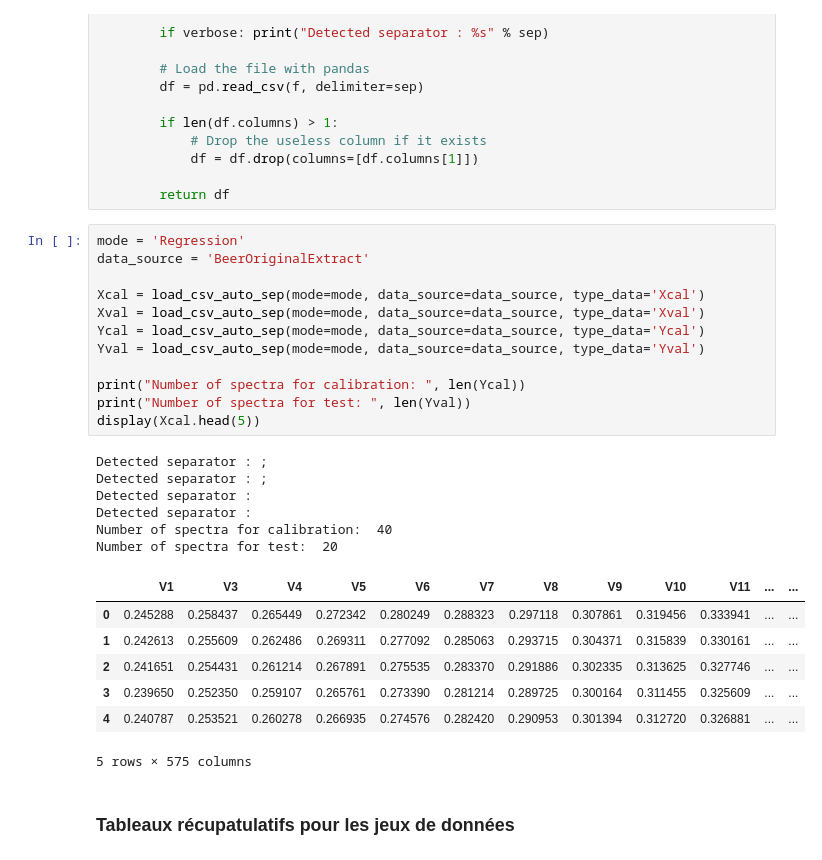
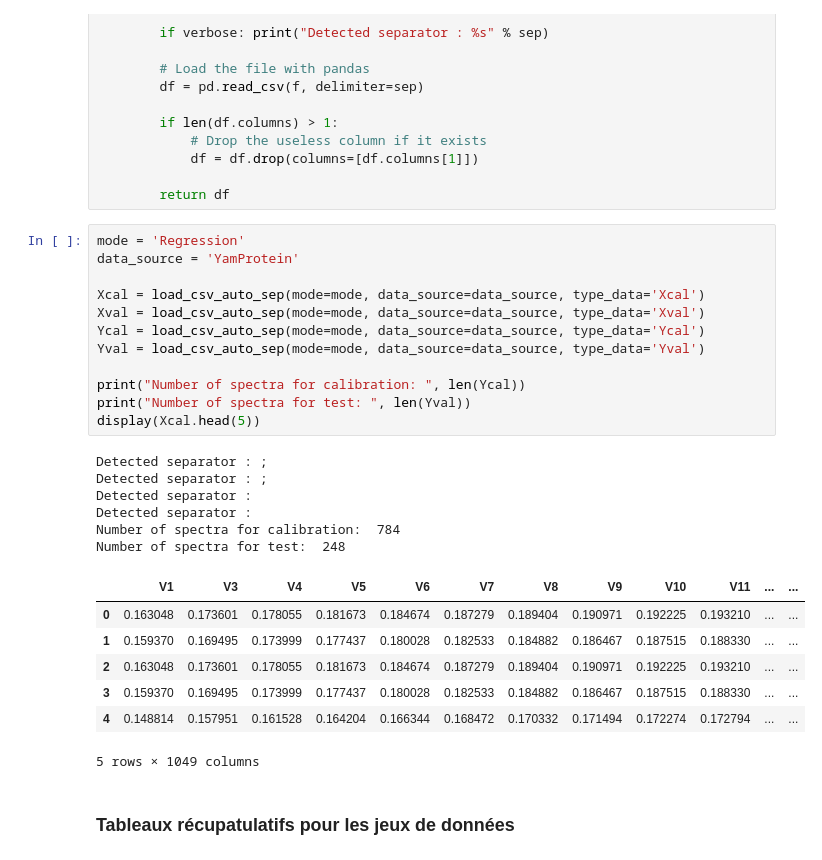
Before and after one commit to rreiter37/CIRAD_PhD_Robin, a Jupyter notebook: first_notebook.ipynb, the cells around one changed output. Cells and saved outputs as stored; diff of their text form.

```diff
--- a/first_notebook.ipynb
+++ b/first_notebook.ipynb
@@ -73,30 +73,30 @@ def load_csv_auto_sep(mode, data_source, type_data, verbose=True):
         return df
 # %%
 mode = 'Regression'
-data_source = 'BeerOriginalExtract'
+data_source = 'YamProtein'
 
 Xcal = load_csv_auto_sep(mode=mode, data_source=data_source, type_data='Xcal')
 Xval = load_csv_auto_sep(mode=mode, data_source=data_source, type_data='Xval')
 Ycal = load_csv_auto_sep(mode=mode, data_source=data_source, type_data='Ycal')
 Yval = load_csv_auto_sep(mode=mode, data_source=data_source, type_data='Yval')
 
 print("Number of spectra for calibration: ", len(Ycal))
 print("Number of spectra for test: ", len(Yval))
 display(Xcal.head(5))
 # %% [output]
 Detected separator : ;
 Detected separator : ;
 Detected separator :
 Detected separator :
-Number of spectra for calibration:  40
-Number of spectra for test:  20
+Number of spectra for calibration:  784
+Number of spectra for test:  248
 |  | V1 | V3 | V4 | V5 | V6 | V7 | V8 | V9 | V10 | V11 | ... | ... |
-| 0 | 0.245288 | 0.258437 | 0.265449 | 0.272342 | 0.280249 | 0.288323 | 0.297118 | 0.307861 | 0.319456 | 0.333941 | ... | ... |
-| 1 | 0.242613 | 0.255609 | 0.262486 | 0.269311 | 0.277092 | 0.285063 | 0.293715 | 0.304371 | 0.315839 | 0.330161 | ... | ... |
-| 2 | 0.241651 | 0.254431 | 0.261214 | 0.267891 | 0.275535 | 0.283370 | 0.291886 | 0.302335 | 0.313625 | 0.327746 | ... | ... |
-| 3 | 0.239650 | 0.252350 | 0.259107 | 0.265761 | 0.273390 | 0.281214 | 0.289725 | 0.300164 | 0.311455 | 0.325609 | ... | ... |
-| 4 | 0.240787 | 0.253521 | 0.260278 | 0.266935 | 0.274576 | 0.282420 | 0.290953 | 0.301394 | 0.312720 | 0.326881 | ... | ... |
+| 0 | 0.163048 | 0.173601 | 0.178055 | 0.181673 | 0.184674 | 0.187279 | 0.189404 | 0.190971 | 0.192225 | 0.193210 | ... | ... |
+| 1 | 0.159370 | 0.169495 | 0.173999 | 0.177437 | 0.180028 | 0.182533 | 0.184882 | 0.186467 | 0.187515 | 0.188330 | ... | ... |
+| 2 | 0.163048 | 0.173601 | 0.178055 | 0.181673 | 0.184674 | 0.187279 | 0.189404 | 0.190971 | 0.192225 | 0.193210 | ... | ... |
+| 3 | 0.159370 | 0.169495 | 0.173999 | 0.177437 | 0.180028 | 0.182533 | 0.184882 | 0.186467 | 0.187515 | 0.188330 | ... | ... |
+| 4 | 0.148814 | 0.157951 | 0.161528 | 0.164204 | 0.166344 | 0.168472 | 0.170332 | 0.171494 | 0.172274 | 0.172794 | ... | ... |
-5 rows × 575 columns
+5 rows × 1049 columns
 # %% [markdown]
 ### Tableaux récupatulatifs pour les jeux de données
 # %%
```
Also changed, not shown: parts of 1 cell of this notebook.
